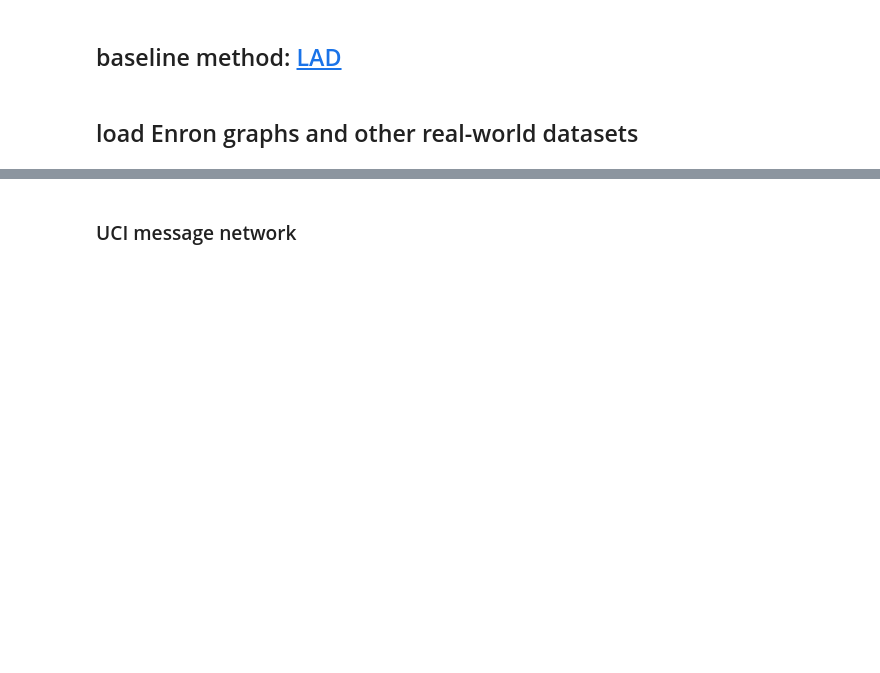
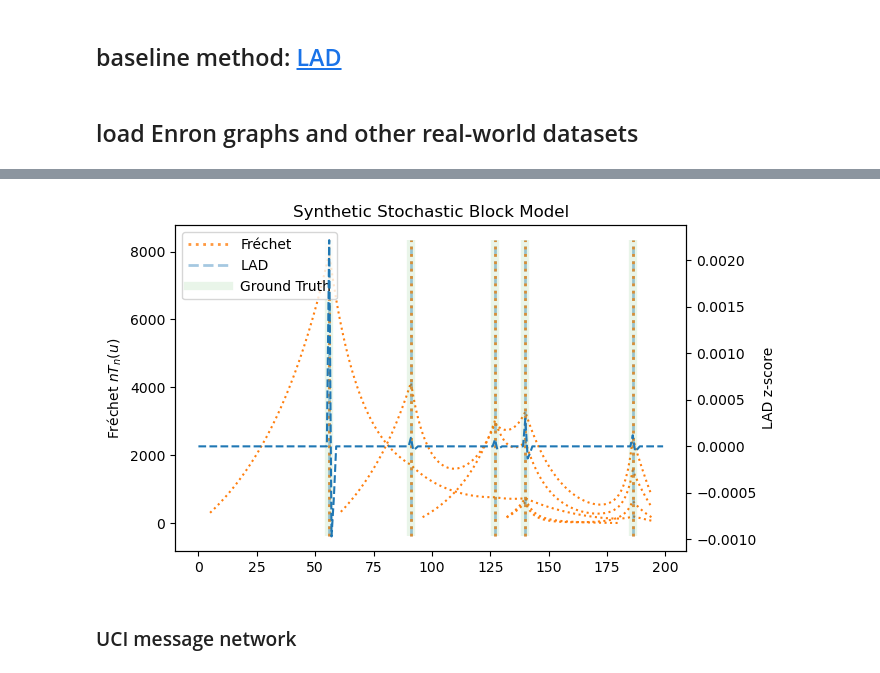
Before and after one commit to luo-lorry/Network-Change-Detection, a Jupyter notebook: Fréchet.ipynb, the cells around one changed output, grey strips where cells are left out. Drawn from its saved outputs; the diff is of its cells as text; code cells hidden in the pictures; blank space fills up the shorter version.

```diff
--- a/Fréchet.ipynb
+++ b/Fréchet.ipynb
@@ -308,3 +345,38 @@ UCI = load_object('datasets/UCI.pkl')
+# %%
+fig, ax = plt.subplots(figsize=(7, 4))
+ax1 = ax.twinx()
+ax1.plot(LAD_list_Synthetic, color=colors[0], ls="--", label='LAD') #marker='o', markevery=5
+
+for i, test_stats in enumerate(Synthetic_cp.test_stats):
+    seq, since, until = test_stats
+    ax.plot(np.arange(since, until), seq, ls=":", color=colors[1], label='Fréchet') #marker='*', markevery=5,
+
+# lines, labels = [], []
+# for axis in [ax, ax1]:
+#     line, label = axis.get_legend_handles_labels()
+#     lines.append(line[0] if isinstance(line, list) else line)
+#     labels.append(label[0] if isinstance(label, list) else label)
+
+ymin, ymax = ax.get_ylim()
+for changepoint in cps_LAD_Synthetic:
+    ax.vlines(x=changepoint, ymin=ymin, ymax=ymax, color=colors[0], ls="--", lw=2, alpha=0.4)
+for changepoint in Synthetic_cp.cp_detected:
+    ax.vlines(x=changepoint, ymin=ymin, ymax=ymax, color=colors[1], ls=":", lw=2, alpha=0.8)
+for changepoint in cps:
+    ax.vlines(x=changepoint, ymin=ymin, ymax=ymax, color=colors[-1], ls='-', lw=6, alpha=0.1)
+
+# ax.legend(lines, labels, loc="upper left")
+dummy_lines = [ax.plot([], color=c, ls=l, lw=w, alpha=a)[0] for c, l, w, a in zip([colors[1], colors[0], colors[-1]],
+                                                                     [':', '--', '-'], [2, 2, 6], [0.8, 0.4, 0.1])]
+ax.legend(dummy_lines, ['Fréchet', 'LAD', 'Ground Truth'], loc="upper left", handlelength=3)
+
+ax.set_ylabel('Fréchet ' + r"$nT_n(u)$")
+ax1.set_ylabel('LAD z-score')
+ax.set_title("Synthetic Stochastic Block Model")
+plt.tight_layout()
+plt.savefig('figures/synthetic network.png', dpi=600)
+# %% [output]
+[figure, new version]
 # %% [markdown]
 ### UCI message network
 # %%
```
Also changed, not shown: parts of 14 cells of this notebook.
